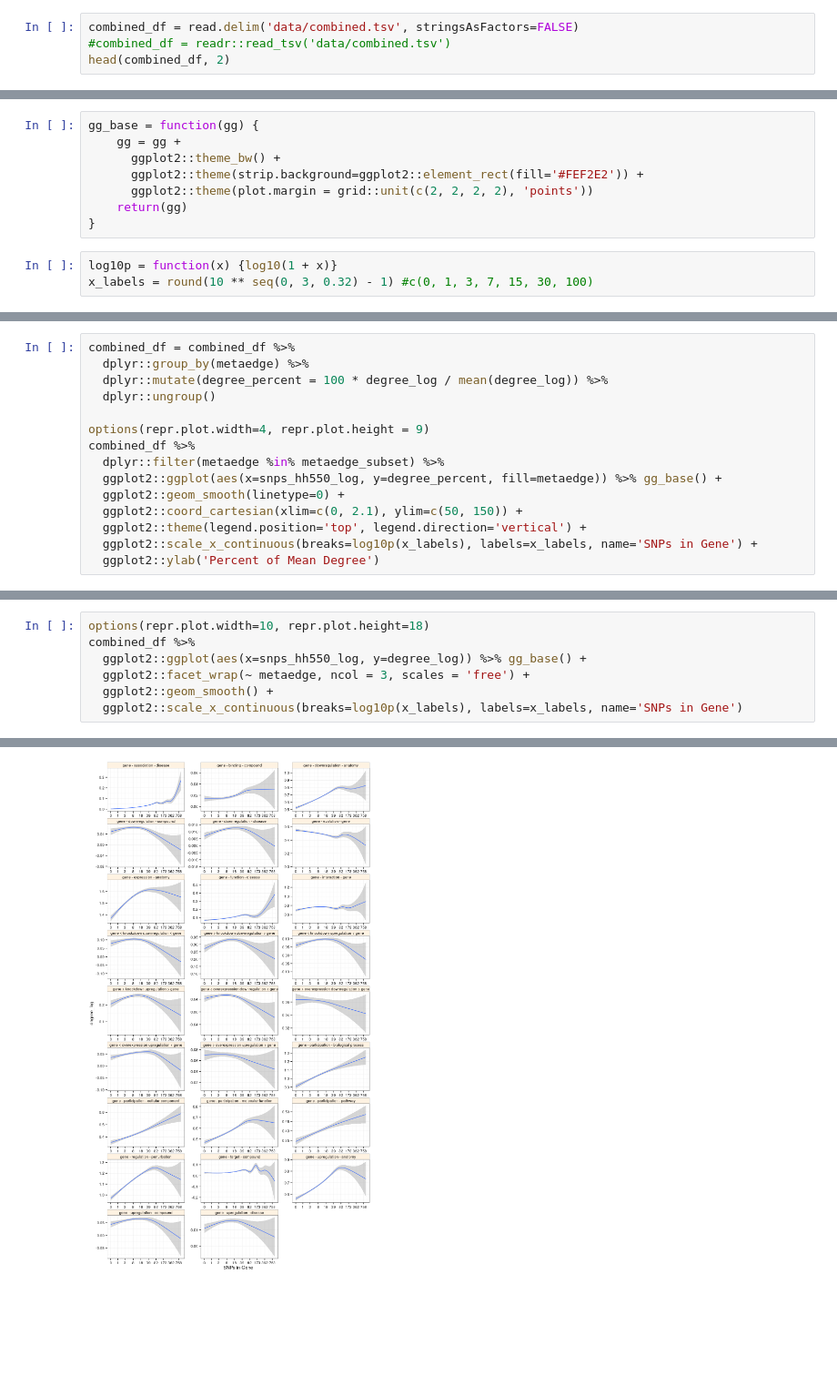
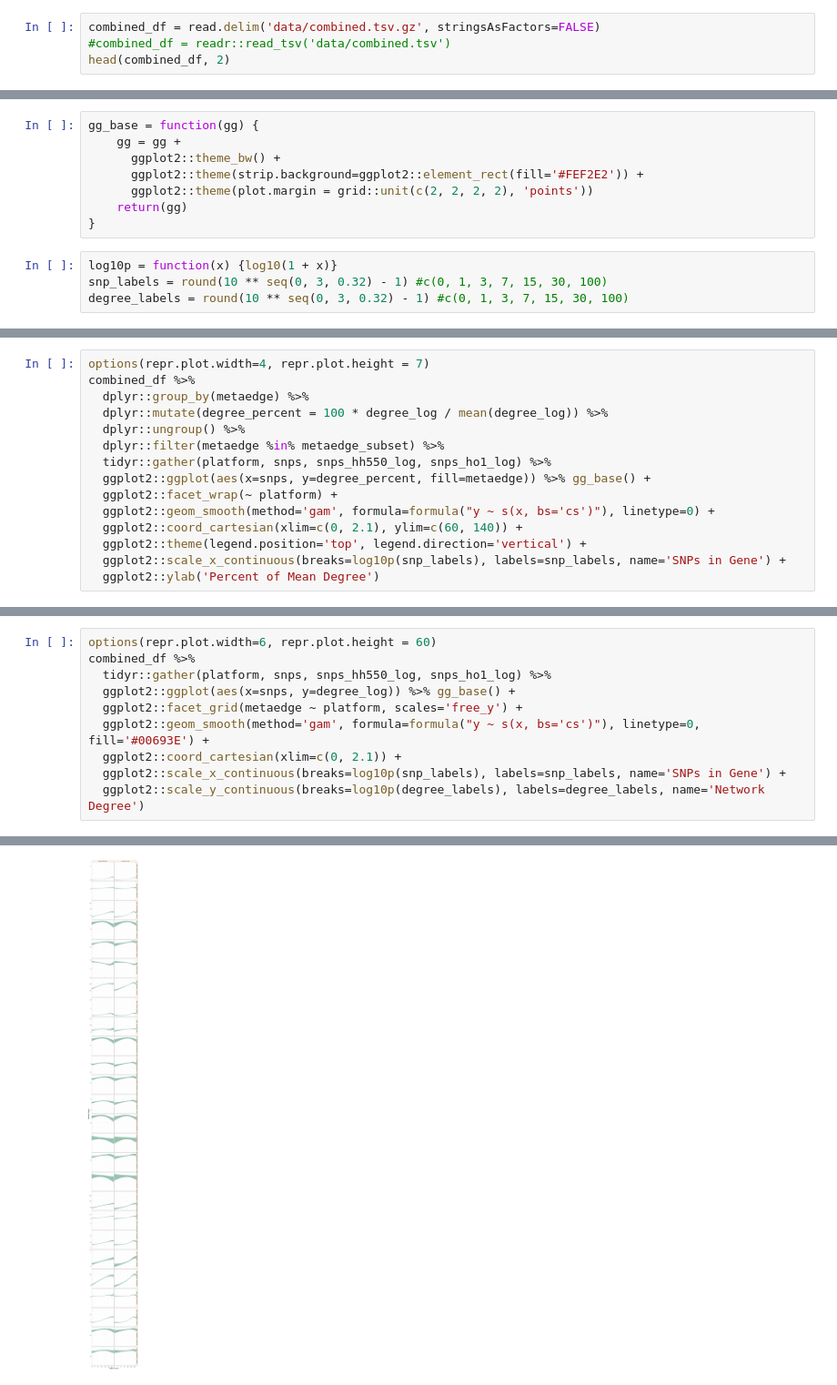
Before and after one commit to dhimmel/snplentiful, a Jupyter notebook: visualization.ipynb, the cells around one changed output, grey strips where cells are left out. Shown at 91% size. Drawn from its saved outputs; the diff is of its cells as text; blank space fills up the shorter version.

```diff
--- a/visualization.ipynb
+++ b/visualization.ipynb
@@ -4,6 +7,6 @@ library(dplyr, warn=FALSE)
 library(ggplot2)
 # %%
-combined_df = read.delim('data/combined.tsv', stringsAsFactors=FALSE)
+combined_df = read.delim('data/combined.tsv.gz', stringsAsFactors=FALSE)
 #combined_df = readr::read_tsv('data/combined.tsv')
 head(combined_df, 2)
 # %% [output]
@@ -35,4 +34,5 @@ gg_base = function(gg) {
 }
 # %%
 log10p = function(x) {log10(1 + x)}
-x_labels = round(10 ** seq(0, 3, 0.32) - 1) #c(0, 1, 3, 7, 15, 30, 100)
+snp_labels = round(10 ** seq(0, 3, 0.32) - 1) #c(0, 1, 3, 7, 15, 30, 100)
+degree_labels = round(10 ** seq(0, 3, 0.32) - 1) #c(0, 1, 3, 7, 15, 30, 100)
@@ -52,16 +57,16 @@ geom_smooth: method="auto" and size of largest group is >=1000, so using gam wit
 # %%
-combined_df = combined_df %>%
+options(repr.plot.width=4, repr.plot.height = 7)
+combined_df %>%
   dplyr::group_by(metaedge) %>%
   dplyr::mutate(degree_percent = 100 * degree_log / mean(degree_log)) %>%
-  dplyr::ungroup()
-
-options(repr.plot.width=4, repr.plot.height = 9)
-combined_df %>%
+  dplyr::ungroup() %>%
   dplyr::filter(metaedge %in% metaedge_subset) %>%
-  ggplot2::ggplot(aes(x=snps_hh550_log, y=degree_percent, fill=metaedge)) %>% gg_base() +
-  ggplot2::geom_smooth(linetype=0) +
-  ggplot2::coord_cartesian(xlim=c(0, 2.1), ylim=c(50, 150)) +
+  tidyr::gather(platform, snps, snps_hh550_log, snps_ho1_log) %>%
+  ggplot2::ggplot(aes(x=snps, y=degree_percent, fill=metaedge)) %>% gg_base() +
+  ggplot2::facet_wrap(~ platform) +
+  ggplot2::geom_smooth(method='gam', formula=formula("y ~ s(x, bs='cs')"), linetype=0) +
+  ggplot2::coord_cartesian(xlim=c(0, 2.1), ylim=c(60, 140)) +
   ggplot2::theme(legend.position='top', legend.direction='vertical') +
-  ggplot2::scale_x_continuous(breaks=log10p(x_labels), labels=x_labels, name='SNPs in Gene') +
+  ggplot2::scale_x_continuous(breaks=log10p(snp_labels), labels=snp_labels, name='SNPs in Gene') +
   ggplot2::ylab('Percent of Mean Degree')
 # %% [output]
@@ -70,8 +76,11 @@ geom_smooth: method="auto" and size of largest group is >=1000, so using gam wit
 # %%
-options(repr.plot.width=10, repr.plot.height=18)
+options(repr.plot.width=6, repr.plot.height = 60)
 combined_df %>%
-  ggplot2::ggplot(aes(x=snps_hh550_log, y=degree_log)) %>% gg_base() +
-  ggplot2::facet_wrap(~ metaedge, ncol = 3, scales = 'free') +
-  ggplot2::geom_smooth() +
-  ggplot2::scale_x_continuous(breaks=log10p(x_labels), labels=x_labels, name='SNPs in Gene')
+  tidyr::gather(platform, snps, snps_hh550_log, snps_ho1_log) %>%
+  ggplot2::ggplot(aes(x=snps, y=degree_log)) %>% gg_base() +
+  ggplot2::facet_grid(metaedge ~ platform, scales='free_y') +
+  ggplot2::geom_smooth(method='gam', formula=formula("y ~ s(x, bs='cs')"), linetype=0, fill='#00693E') +
+  ggplot2::coord_cartesian(xlim=c(0, 2.1)) +
+  ggplot2::scale_x_continuous(breaks=log10p(snp_labels), labels=snp_labels, name='SNPs in Gene') +
+  ggplot2::scale_y_continuous(breaks=log10p(degree_labels), labels=degree_labels, name='Network Degree')
 # %% [output]
@@ -95 +87 @@ geom_smooth: method="auto" and size of largest group is >=1000, so using gam wit
-[figure, old version]
+[figure, new version]
```
Also changed, not shown: parts of 10 cells of this notebook.
